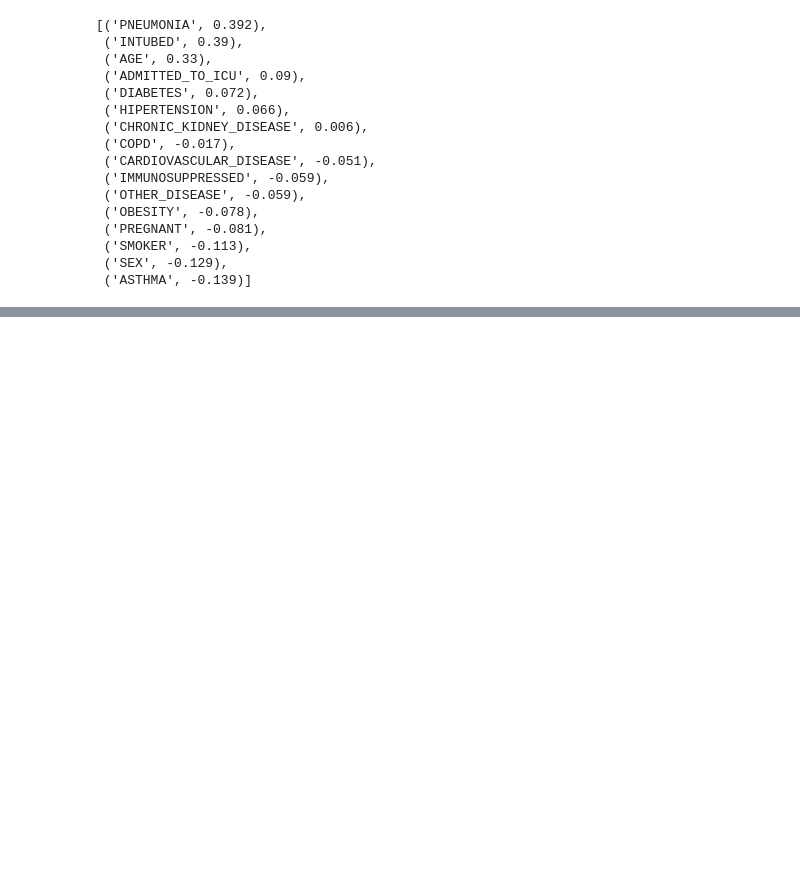
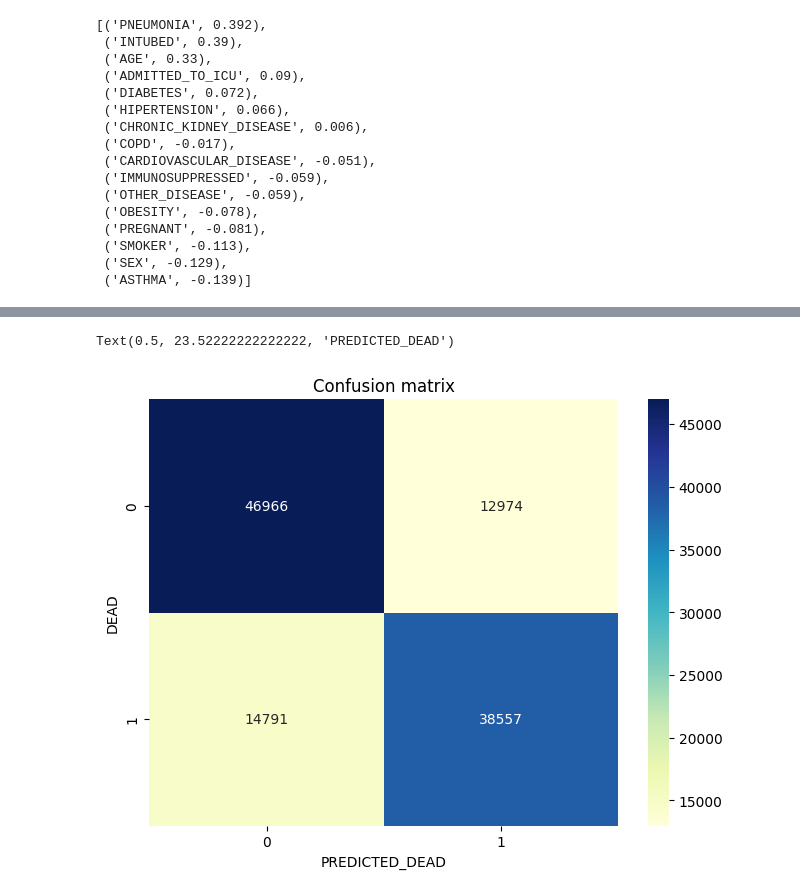
Before and after one commit to infoshareacademy/jdszr15-ITdepends, a Jupyter notebook: Covid-bb.ipynb, the cells around one changed output, grey strips where cells are left out. Drawn from its saved outputs; the diff is of its cells as text; code cells hidden in the pictures; blank space fills up the shorter version.

```diff
--- a/Covid-bb.ipynb
+++ b/Covid-bb.ipynb
@@ -241,0 +190,18 @@ corr7
+# %%
+#split dataset in features (X) and target variable (Y)
+#create a list of conditions to be correlated with death
+features = ['INTUBED','ADMITTED_TO_ICU', 'AGE','SEX','PREGNANT','SMOKER','PNEUMONIA','COPD','ASTHMA','IMMUNOSUPPRESSED','CARDIOVASCULAR_DISEASE','HIPERTENSION','CHRONIC_KIDNEY_DISEASE', 'DIABETES','OBESITY','OTHER_DISEASE']
+X = covid_sick[features] # Features
+y = covid_sick["DEAD"] # Target variable
+# %%
+# import the logistic regresion class
+from sklearn.linear_model import LogisticRegression
+
+# create the model
+model_logreg = LogisticRegression()
+
+# fit the model with data
+model_logreg.fit(X, y)
+
+#create prediction
+y_pred = model_logreg.predict(X)
@@ -241,0 +232,16 @@ corr7
+# %%
+class_names=[0,1] # name  of classes
+fig, ax = plt.subplots()
+tick_marks = np.arange(len(class_names))
+plt.xticks(tick_marks, class_names)
+plt.yticks(tick_marks, class_names)
+# create heatmap
+sns.heatmap(pd.DataFrame(confusion_matrix), annot=True, cmap="YlGnBu" ,fmt='g')
+ax.xaxis.set_label_position("bottom")
+plt.tight_layout()
+plt.title('Confusion matrix')
+plt.ylabel('DEAD')
+plt.xlabel('PREDICTED_DEAD')
+# %% [output]
+Text(0.5, 23.52222222222222, 'PREDICTED_DEAD')
+[figure, added]
```
Also changed, not shown: parts of 27 cells of this notebook.
